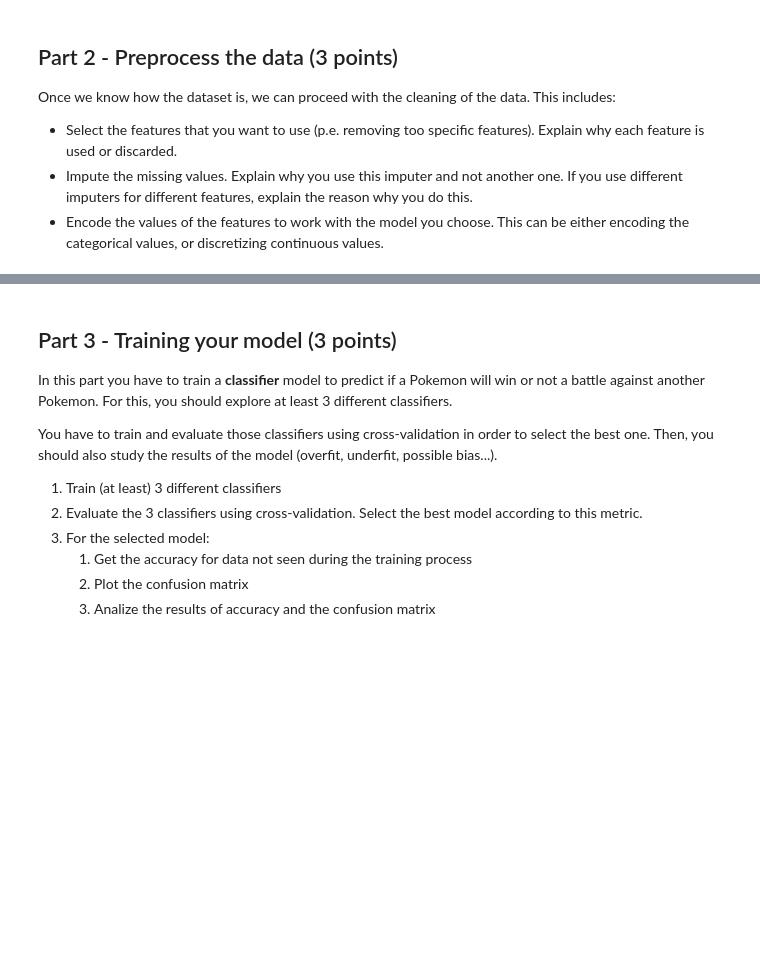
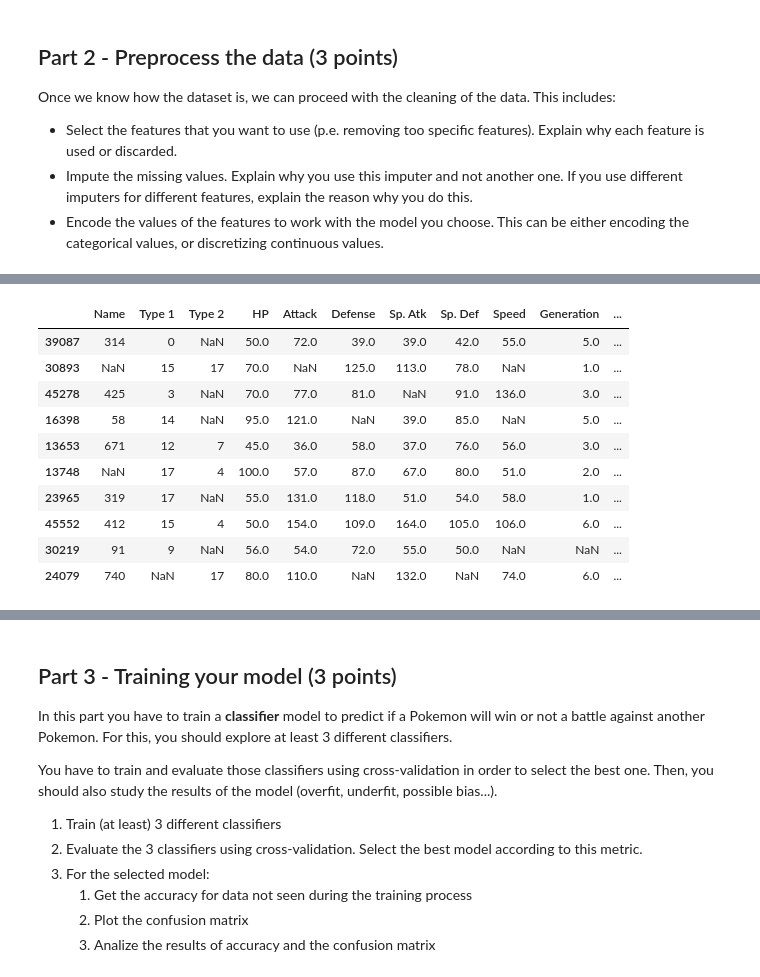
Before and after one commit to elskater98/ml-pokemon-prediction, a Jupyter notebook: pokemon_basic-ml.ipynb, the cells around one changed output, grey strips where cells are left out. Saved outputs shown, nothing was run; the diff lists cells and outputs as text; code cells hidden in the pictures; blank space fills up the shorter version.

```diff
--- a/pokemon_basic-ml.ipynb
+++ b/pokemon_basic-ml.ipynb
@@ -215,0 +238,25 @@ print(imp_mean.transform(X))
+# %%
+# Encode Categorical Variables
+# https://scikit-learn.org/stable/modules/preprocessing.html
+# https://stackoverflow.com/questions/24458645/label-encoding-across-multiple-columns-in-scikit-learn
+df_raw = concat_processing_df
+labelencoder_types = LabelEncoder()
+
+df_temp = df_raw[['Type 1','Type 2','Type 1__other','Type 2__other']].astype("str").apply(labelencoder_types.fit_transform)
+df_final = df_temp.where(~df_raw.isna(), df_raw)
+
+print(labelencoder_types.classes_)
+
+df_raw['Type 1'] = df_final['Type 1']
+df_raw['Type 2'] = df_final['Type 2']
+df_raw['Type 1__other'] = df_final['Type 1__other']
+df_raw['Type 2__other'] = df_final['Type 2__other']
+
+labelencoder_name = LabelEncoder()
+df_temp = df_raw[['Name','Name__other']].astype("str").apply(labelencoder_name.fit_transform)
+df_final = df_temp.where(~df_raw.isna(), df_raw)
+
+print(labelencoder_name.classes_)
+
+df_raw['Name'] = df_final['Name']
+df_raw['Name__other'] = df_final['Name__other']
@@ -215,0 +281,14 @@ print(imp_mean.transform(X))
+# %%
+df_raw.head(10)
+# %% [output]
+|  | Name | Type 1 | Type 2 | HP | Attack | Defense | Sp. Atk | Sp. Def | Speed | Generation | ... |
+| 39087 | 314 | 0 | NaN | 50.0 | 72.0 | 39.0 | 39.0 | 42.0 | 55.0 | 5.0 | ... |
+| 30893 | NaN | 15 | 17 | 70.0 | NaN | 125.0 | 113.0 | 78.0 | NaN | 1.0 | ... |
+| 45278 | 425 | 3 | NaN | 70.0 | 77.0 | 81.0 | NaN | 91.0 | 136.0 | 3.0 | ... |
+| 16398 | 58 | 14 | NaN | 95.0 | 121.0 | NaN | 39.0 | 85.0 | NaN | 5.0 | ... |
+| 13653 | 671 | 12 | 7 | 45.0 | 36.0 | 58.0 | 37.0 | 76.0 | 56.0 | 3.0 | ... |
+| 13748 | NaN | 17 | 4 | 100.0 | 57.0 | 87.0 | 67.0 | 80.0 | 51.0 | 2.0 | ... |
+| 23965 | 319 | 17 | NaN | 55.0 | 131.0 | 118.0 | 51.0 | 54.0 | 58.0 | 1.0 | ... |
+| 45552 | 412 | 15 | 4 | 50.0 | 154.0 | 109.0 | 164.0 | 105.0 | 106.0 | 6.0 | ... |
+| 30219 | 91 | 9 | NaN | 56.0 | 54.0 | 72.0 | 55.0 | 50.0 | NaN | NaN | ... |
+| 24079 | 740 | NaN | 17 | 80.0 | 110.0 | NaN | 132.0 | NaN | 74.0 | 6.0 | ... |
```
Also changed, not shown: parts of 11 cells of this notebook, 4 other files.
